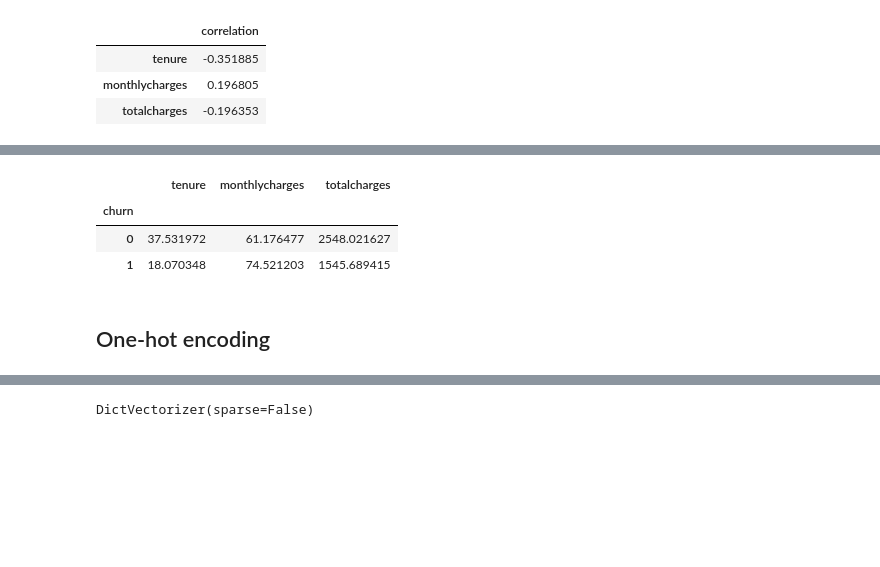
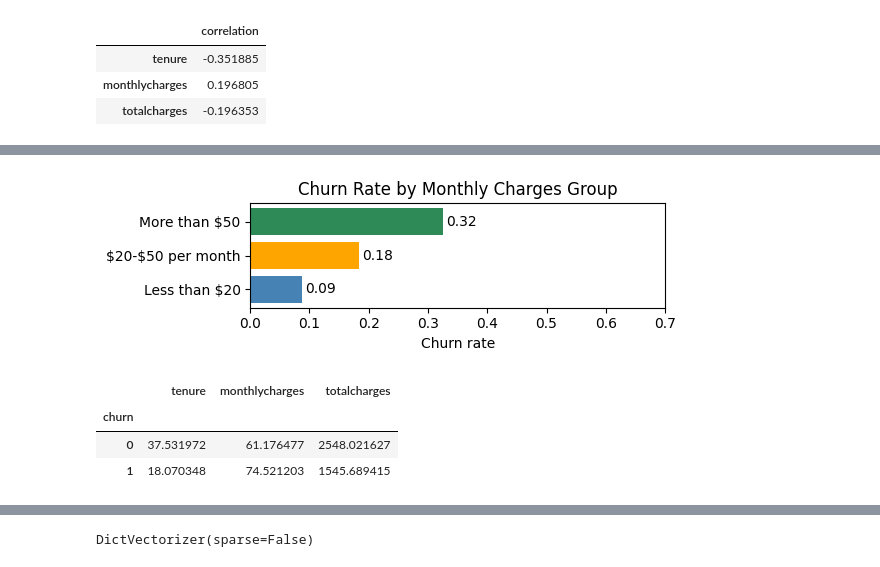
Before and after one commit to ekhlebus/ml-zoomcamp, a Jupyter notebook: 03-classification_churn_prediction/03-churn.ipynb, the cells around one changed output, grey strips where cells are left out. Cells and saved outputs as stored; diff of their text form; code cells hidden in the pictures; blank space fills up the shorter version.

```diff
--- a/03-classification_churn_prediction/03-churn.ipynb
+++ b/03-classification_churn_prediction/03-churn.ipynb
@@ -720,3 +797,30 @@ df_train_full[numerical].corrwith(df_train_full.churn).to_frame('correlation')
+# %%
+# compute values for churn rate by monthly charges groups
+v1 = df_train_full[df_train_full.monthlycharges <= 20].churn.mean()
+v2 = df_train_full[(df_train_full.monthlycharges > 20) & (df_train_full.monthlycharges <= 50)].churn.mean()
+v3 = df_train_full[df_train_full.monthlycharges > 50].churn.mean()
+
+values = [v1, v2, v3]
+labels = ["Less than \$20", "\$20-\$50 per month", "More than \$50"]
+colors = ["steelblue", "orange", "seagreen"]   # three different colors
+
+# horizontal bar plot
+plt.figure(figsize=(6, 2))
+plt.barh(labels, values, color=colors)
+plt.xlabel("Churn rate")
+plt.title("Churn Rate by Monthly Charges Group")
+
+# optional: show values on bars
+for i, v in enumerate(values):
+    plt.text(v + 0.005, i, f"{v:.2f}", va='center')
+
+# set max axis tick / limit
+plt.xlim(0, 0.7)
+
+plt.tight_layout()
+plt.show()
+# %% [output]
+[figure, added]
 # %%
 df_train_full.groupby(by='churn')[numerical].mean()
 # %% [output]
@@ -724,5 +828,3 @@ df_train_full.groupby(by='churn')[numerical].mean()
 | churn |  |  |  |
 | 0 | 37.531972 | 61.176477 | 2548.021627 |
 | 1 | 18.070348 | 74.521203 | 1545.689415 |
-# %% [markdown]
-## One-hot encoding
```
Also changed, not shown: parts of 29 cells of this notebook.
